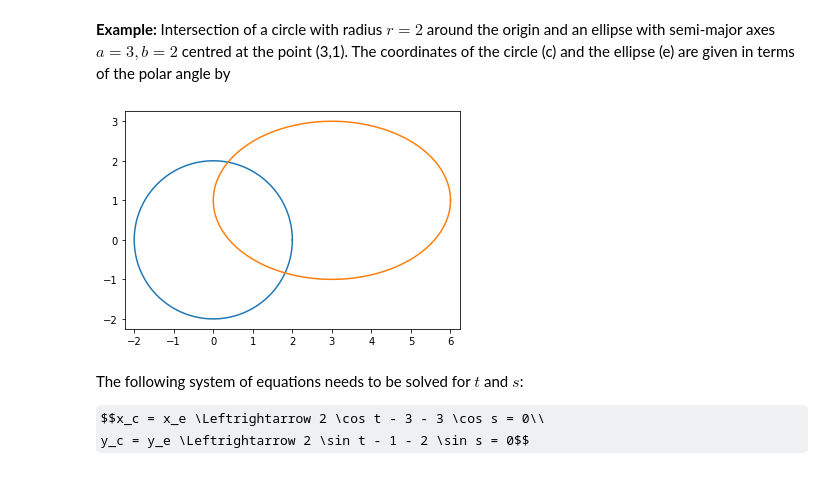
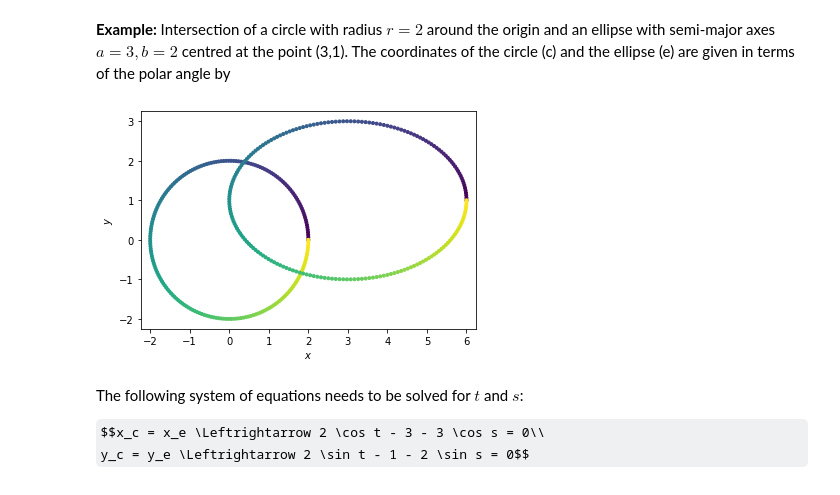
Before and after one commit to OleBo/MathSo, a Jupyter notebook: notebooks/roots.ipynb, the cells around one changed output. Cells and saved outputs as stored; diff of their text form; code cells hidden in the pictures; some formulas as TeX source.

```diff
--- a/notebooks/roots.ipynb
+++ b/notebooks/roots.ipynb
@@ -240,13 +244,15 @@ ye = lambda s: 1 + 2*np.sin(s)
 # %%
 k=np.linspace(0, 2*np.pi, 200)
 
 fig, ax = plt.subplots()
 ax.axis('equal')
-ax.plot(xc(k), yc(k))
-ax.plot(xe(k), ye(k))
+ax.set_xlabel('$x$')
+ax.set_ylabel('$y$')
+scatter=ax.scatter(xc(k), yc(k), c=k, marker=".")
+ax.scatter(xe(k), ye(k), c=k, marker=".")
 plt.show()
 # %% [output]
-[figure, old version]
+[figure, new version]
 # %% [markdown]
 The following system of equations needs to be solved for $t$ and $s$:
 
```
Also changed, not shown: parts of 10 cells of this notebook.
